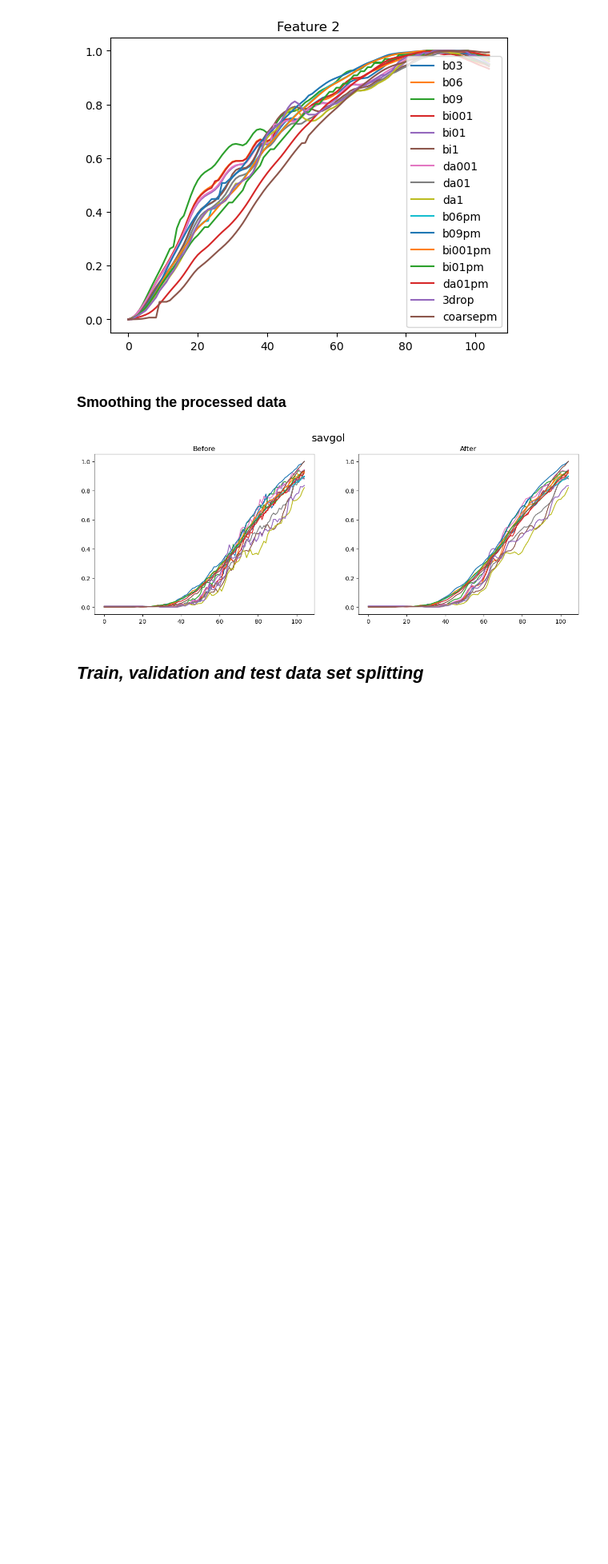
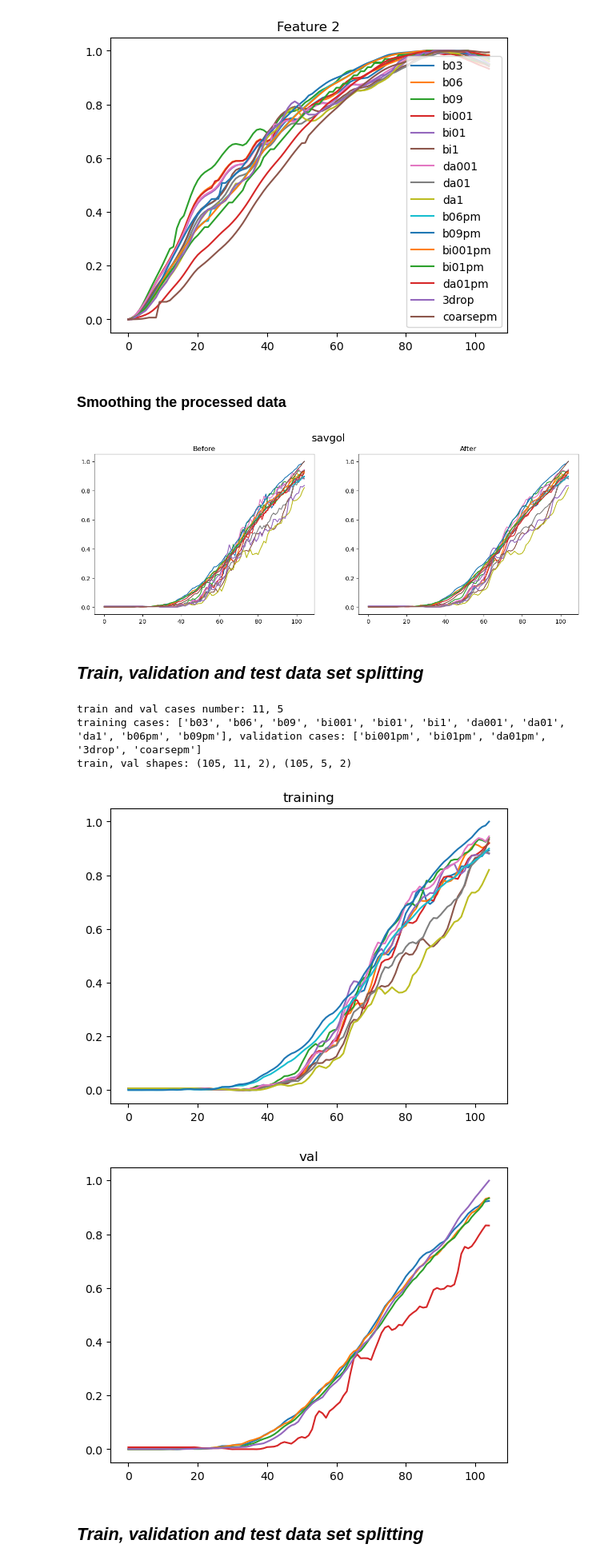
Before and after one commit to jpv219/LSTMIX, a Jupyter notebook: LSTM_MTM/LSTM_SMX_MTM.ipynb, the cells around one changed output. Shown at 80% size. Saved outputs shown, nothing was run; the diff lists cells and outputs as text; code cells hidden in the pictures; blank space fills up the shorter version.

Commit message:
Train-test data split complete. Start windowing

```diff
--- a/LSTM_MTM/LSTM_SMX_MTM.ipynb
+++ b/LSTM_MTM/LSTM_SMX_MTM.ipynb
@@ -151,6 +155,7 @@ def smoothing(data, method, window_size=None, poly_order=None, lowess_frac = Non
         if window_size is None:
             raise ValueError('Window size required')
         smoothed_data = pd.DataFrame(data).rolling(window_size, axis = 0).mean()
+        smoothed_data.fillna(pd.DataFrame(data),inplace=True)
     ## SavGol filter based on fitting least-squares polynomial to a window of data points
     elif method == 'savgol':
         if window_size is None or poly_order is None:
@@ -178,10 +183,10 @@ def smoothing(data, method, window_size=None, poly_order=None, lowess_frac = Non
 
     return smoothed_data
 # %%
-data = mydata[:,:,0] # Trying only with drop number
-# smoothed_data = smoothing(data,'lowess',lowess_frac=0.06)
-smoothed_data = smoothing(data,'savgol',window_size=6,poly_order=3)
-# smoothed_data = smoothing(data,'moveavg',window_size=3)
+data = mydata[:,:,0] # 0 for drop number and 1 for IA
+#smoothed_data = smoothing(data,'lowess',lowess_frac=0.06)
+smoothed_data = smoothing(data,'savgol',window_size=5,poly_order=3)
+#smoothed_data = smoothing(data,'moveavg',window_size=5)
 # %% [output]
 [figure]
 # %% [markdown]
@@ -221,3 +229,32 @@ def cases_split(df, train_frac, cases):
     print(f'training cases: {train_cases}, validation cases: {val_cases}')
 
     return train, val, train_cases, val_cases
+# %%
+train_frac = 0.7
+#val_frac = 0.2
+
+mydata[:,:,0] = smoothed_data
+
+f_data = mydata
+
+train, val, train_cases, val_cases = cases_split(f_data, train_frac=train_frac, cases=Allcases)
+
+print(f'train, val shapes: {train.shape}, {val.shape}')
+# %% [output]
+train and val cases number: 11, 5
+training cases: ['b03', 'b06', 'b09', 'bi001', 'bi01', 'bi1', 'da001', 'da01', 'da1', 'b06pm', 'b09pm'], validation cases: ['bi001pm', 'bi01pm', 'da01pm', '3drop', 'coarsepm']
+train, val shapes: (105, 11, 2), (105, 5, 2)
+# %%
+fig1 = plt.figure()
+plt.plot(train[:,:,0])
+plt.title('training')
+fig1 = plt.figure()
+plt.plot(val[:,:,0])
+plt.title('val')
+# plt.plot(test[:,0,:])
+plt.show()
+# %% [output]
+[figure, added]
+[figure, added]
+# %% [markdown]
+## *Train, validation and test data set splitting*
```
Also changed, not shown: parts of 6 cells of this notebook, 1 other file.
